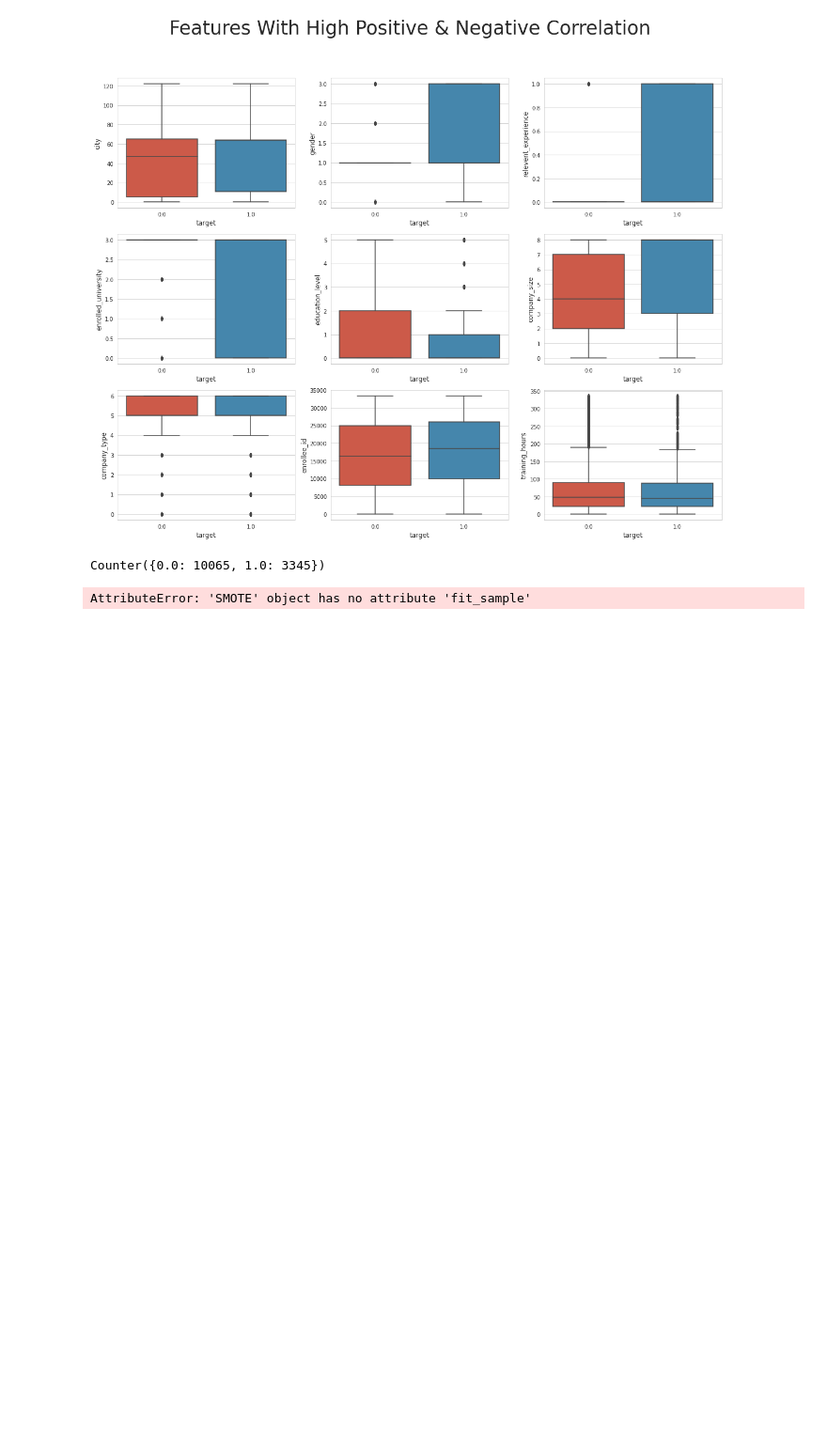
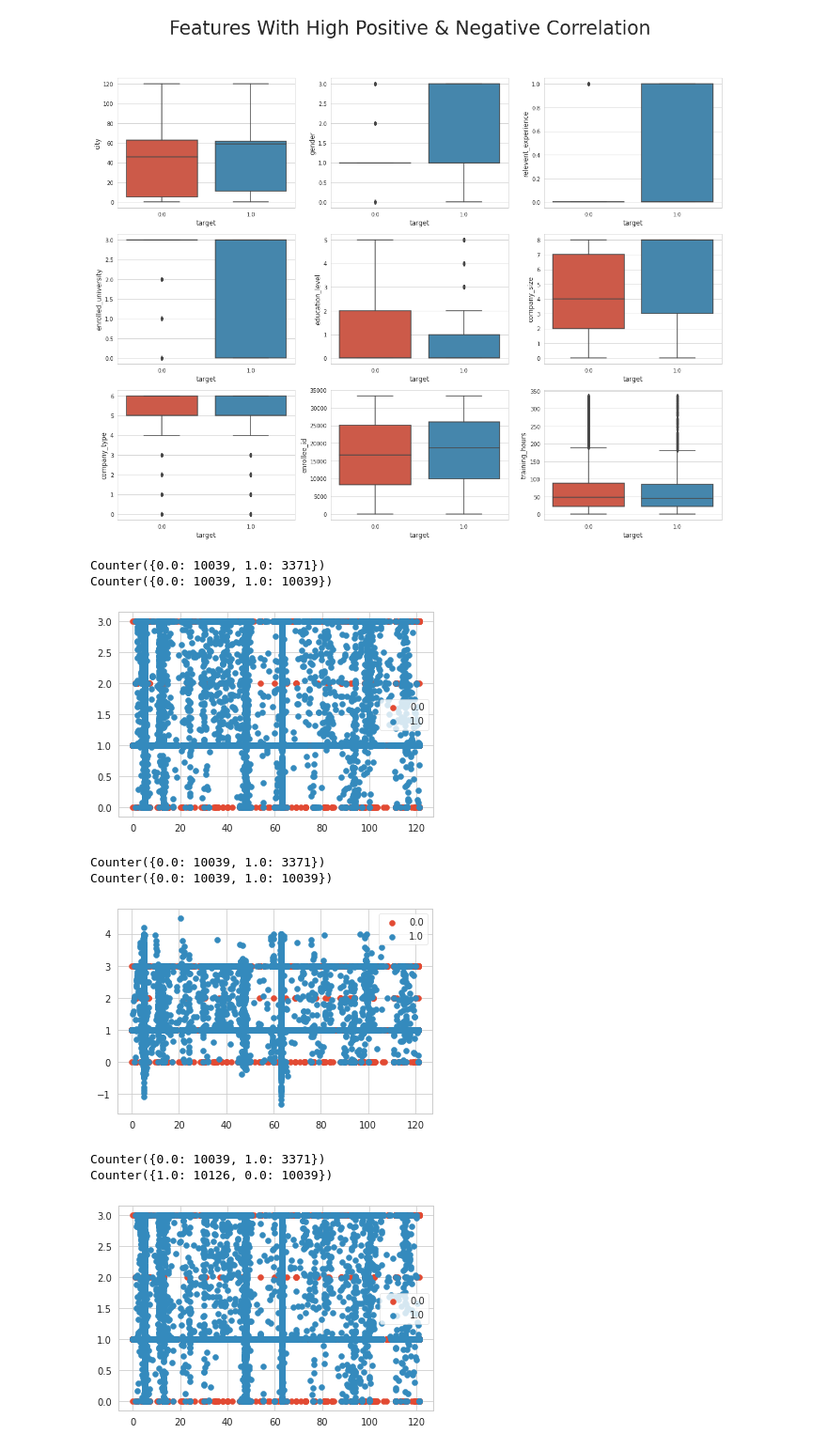
Before and after one commit to ritam-sarkar/binder-repo, a Jupyter notebook: Hr_analytics.ipynb, the cells around one changed output. Shown at 94% size. Cells and saved outputs as stored; diff of their text form; code cells hidden in the pictures; blank space fills up the shorter version.

```diff
--- a/Hr_analytics.ipynb
+++ b/Hr_analytics.ipynb
@@ -281,10 +280,16 @@ def Featureimportances(models):
     imp = imp.sort_values(by = 'Importance')
     return imp
 # %%
-X_train1, X_test1, y_train1, y_test1 = SMOTE()
 X_train2, X_test2, y_train2, y_test2 = BSMOTE()
 X_train3, X_test3, y_train3, y_test3 = SMOTESVM()
 X_train4, X_test4, y_train4, y_test4 = ADASYN()
 # %% [output]
-Counter({0.0: 10065, 1.0: 3345})
+Counter({0.0: 10039, 1.0: 3371})
+Counter({0.0: 10039, 1.0: 10039})
+[figure, added]
-AttributeError: 'SMOTE' object has no attribute 'fit_sample'
+Counter({0.0: 10039, 1.0: 3371})
+Counter({0.0: 10039, 1.0: 10039})
+[figure, added]
+Counter({0.0: 10039, 1.0: 3371})
+Counter({1.0: 10126, 0.0: 10039})
+[figure, added]
```
Also changed, not shown: parts of 21 cells of this notebook.
